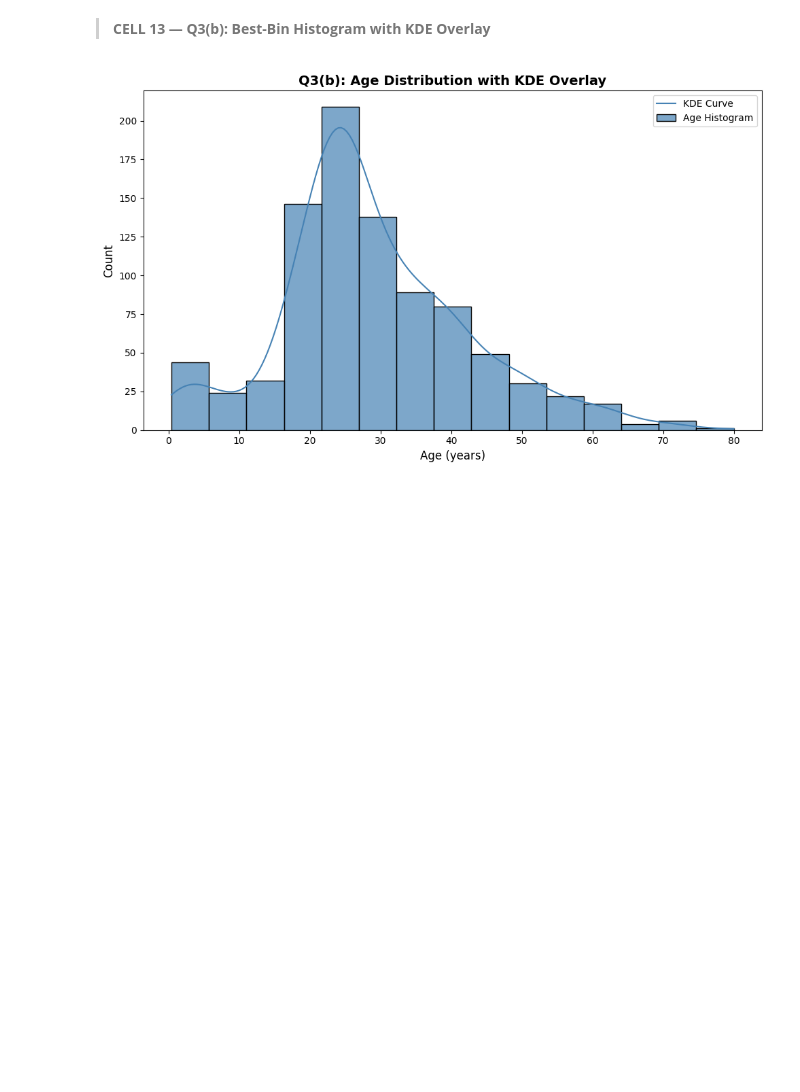
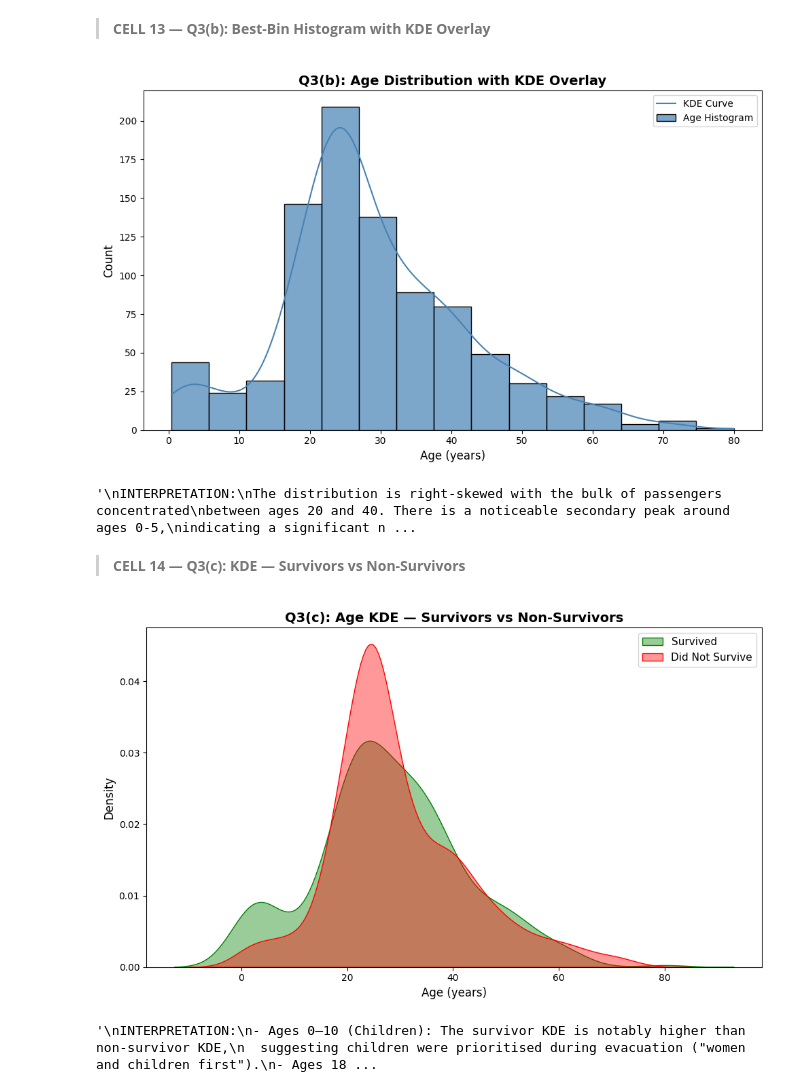
Before and after one commit to MuhammadAhmad1078/Titanic-Dataset-Exploratory-Analysis, a Jupyter notebook: 22F-8814-A2-Dataviz.ipynb, the cells around one changed output. Saved outputs shown, nothing was run; the diff lists cells and outputs as text; code cells hidden in the pictures; blank space fills up the shorter version.

Commit message:
feat:Age KDE Survivors vs Non-Survivors

```diff
--- a/22F-8814-A2-Dataviz.ipynb
+++ b/22F-8814-A2-Dataviz.ipynb
@@ -358,5 +359,46 @@ ax.legend(['KDE Curve', 'Age Histogram'], loc='upper right')
 
 plt.tight_layout()
 plt.show()
+
+
+"""
+INTERPRETATION:
+The distribution is right-skewed with the bulk of passengers concentrated
+between ages 20 and 40. There is a noticeable secondary peak around ages 0-5,
+indicating a significant number of young children aboard, likely families.
+The long right tail represents older passengers, but they were relatively rare.
+This bimodal tendency (young adults + young children) reflects the social
+composition of a 1912 transatlantic voyage — primarily working-age emigrants
+and some families with young children in 3rd class.
+"""
 # %% [output]
 [figure]
+'\nINTERPRETATION:\nThe distribution is right-skewed with the bulk of passengers concentrated\nbetween ages 20 and 40. There is a noticeable secondary peak around ages 0-5,\nindicating a significant n ...
+# %% [markdown]
+> **CELL 14 — Q3(c): KDE — Survivors vs Non-Survivors**
+# %%
+fig, ax = plt.subplots(figsize=(10, 6))
+
+sns.kdeplot(df[df['survived'] == 1]['age'], ax=ax, label='Survived', color='green', fill=True, alpha=0.4)
+sns.kdeplot(df[df['survived'] == 0]['age'], ax=ax, label='Did Not Survive', color='red', fill=True, alpha=0.4)
+
+ax.set_title('Q3(c): Age KDE — Survivors vs Non-Survivors', fontsize=14, fontweight='bold')
+ax.set_xlabel('Age (years)', fontsize=12)
+ax.set_ylabel('Density', fontsize=12)
+ax.legend(fontsize=11)
+
+plt.tight_layout()
+plt.show()
+
+"""
+INTERPRETATION:
+- Ages 0–10 (Children): The survivor KDE is notably higher than non-survivor KDE,
+  suggesting children were prioritised during evacuation ("women and children first").
+- Ages 18–35 (Young Adults): Non-survivors dominate this range — many were male
+  passengers who were not given priority for lifeboats.
+- The distributions begin to converge at older ages (60+), suggesting elderly
+  passengers had mixed survival outcomes regardless of the rescue priority.
+"""
+# %% [output]
+[figure, added]
+'\nINTERPRETATION:\n- Ages 0–10 (Children): The survivor KDE is notably higher than non-survivor KDE,\n  suggesting children were prioritised during evacuation ("women and children first").\n- Ages 18 ...
```
Also changed, not shown: parts of 1 cell of this notebook.
